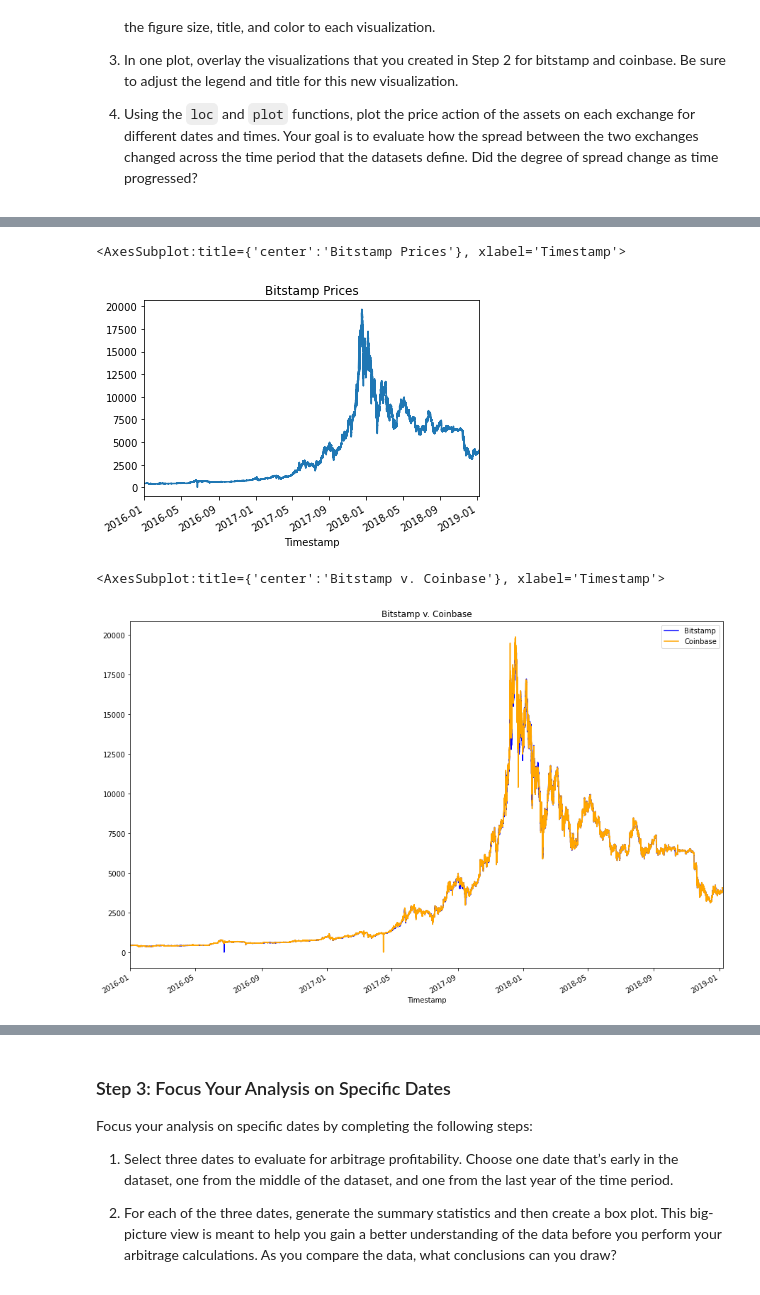
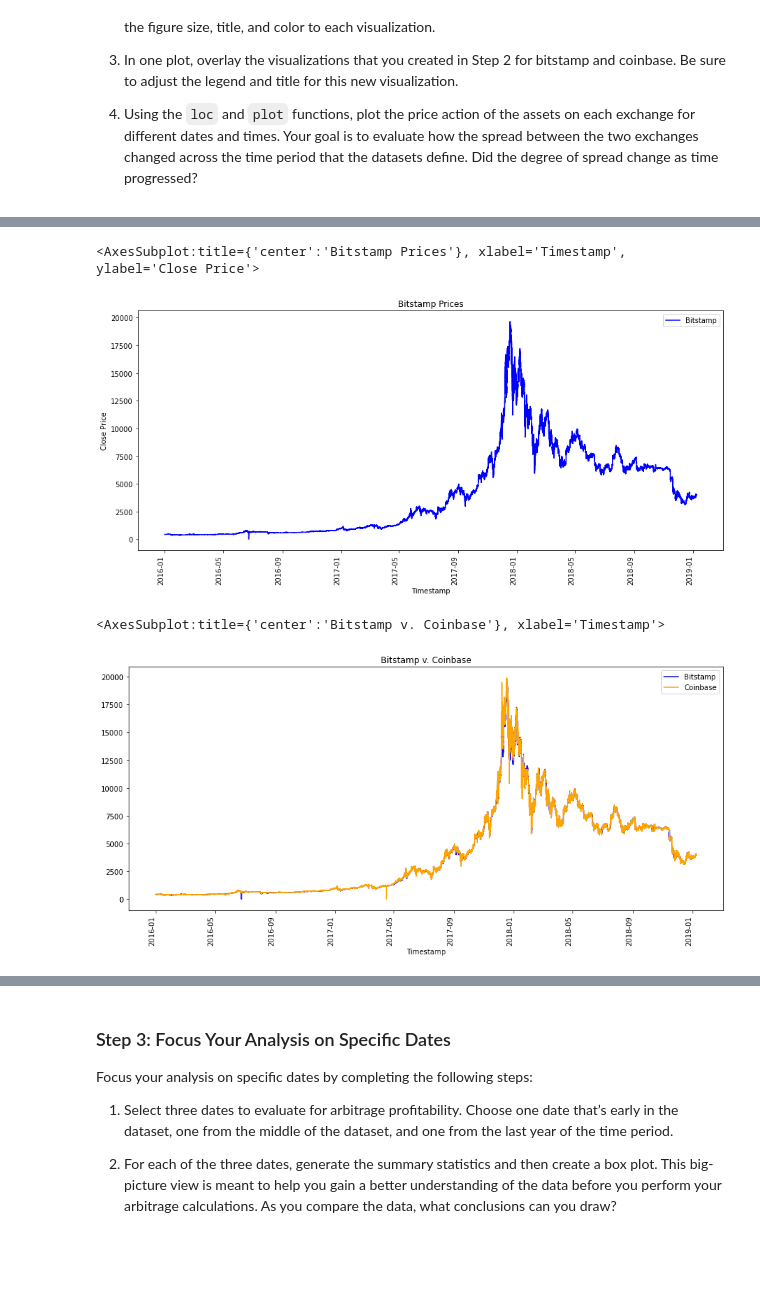
Before and after one commit to codetree4u/Arbitrage-Bitcoin, a Jupyter notebook: crypto_arbitrage.ipynb, the cells around one changed output, grey strips where cells are left out. Drawn from its saved outputs; the diff is of its cells as text; code cells hidden in the pictures; blank space fills up the shorter version.

```diff
--- a/crypto_arbitrage.ipynb
+++ b/crypto_arbitrage.ipynb
@@ -139,6 +179,7 @@ bitstamp["Close"] = bitstamp["Close"].astype("float")
 ### Step 4: Review the data for duplicated values, and drop them if necessary.
 # %%
 # Check for duplicates.
-#bitstamp["USD Volume"].duplicated()
-bitstamp.duplicated()
+bitstamp = bitstamp.drop_duplicates().copy()
+bitstamp.duplicated().mean()
+bitstamp.info()
 # %% [output]
@@ -233,13 +278,8 @@ Select the data you want to analyze. Use `loc` or `iloc` to select the following
 * Close
 # %%
 # Use loc or iloc to select `Timestamp (the index)` and `Close` from bitstamp DataFrame
-#bitstamp_sliced = # YOUR CODE HERE
-bitstamp_slicedH = bitstamp ['High']/bitstamp['High'].iloc[0]
-bitstamp_slicedH.plot(figsize=(27,13), rot=90, color="blue")
-bitstamp_slicedL = bitstamp ['Low']/bitstamp['Low'].iloc[0]
-bitstamp_slicedL.plot(figsize=(27,13), rot=90, color="red")
-#bitstamp.dtypes
+bitstamp_sliced = bitstamp ['Close'].loc['2015-02-01':'2019-01-31']
 
 # Review the first five rows of the DataFrame
-# YOUR CODE HERE
+bitstamp_sliced.head()
 # %% [output]
@@ -307,18 +357,21 @@ Sort through the time series data associated with the bitstamp and coinbase Data
 # %%
 # Create a line plot for the coinbase DataFrame for the full length of time in the dataset
 # Be sure that the figure size, title, and color are tailored to each visualization
-# YOUR CODE HERE
+
+bitstamp_sliced.plot(legend=True, figsize=(15,7), rot=90, color="blue", label='Bitstamp', ylabel='Close Price', title="Bitstamp Prices")
 # %% [output]
-<AxesSubplot:title={'center':'Bitstamp Prices'}, xlabel='Timestamp'>
+<AxesSubplot:title={'center':'Bitstamp Prices'}, xlabel='Timestamp', ylabel='Close Price'>
-[figure, old version]
+[figure, new version]
 # %%
 # Overlay the visualizations for the bitstamp and coinbase DataFrames in one plot
 # The plot should visualize the prices over the full lenth of the dataset
 # Be sure to include the parameters: legend, figure size, title, and color and label
-# YOUR CODE HERE
+
+bitstamp_sliced.plot(legend=True, figsize=(15,7), rot=90, color="blue", label='Bitstamp', title="Bitstamp v. Coinbase")
+coinbase_sliced.plot(legend=True, figsize=(15,7), rot=90, color="orange", label='Coinbase')
 # %% [output]
 <AxesSubplot:title={'center':'Bitstamp v. Coinbase'}, xlabel='Timestamp'>
-[figure, old version]
+[figure, new version]
 # %%
 # Using the loc and plot functions, create an overlay plot that visualizes
 # the price action of both DataFrames for a one month period early in the dataset
```
Also changed, not shown: parts of 58 cells of this notebook, 1 other file.
